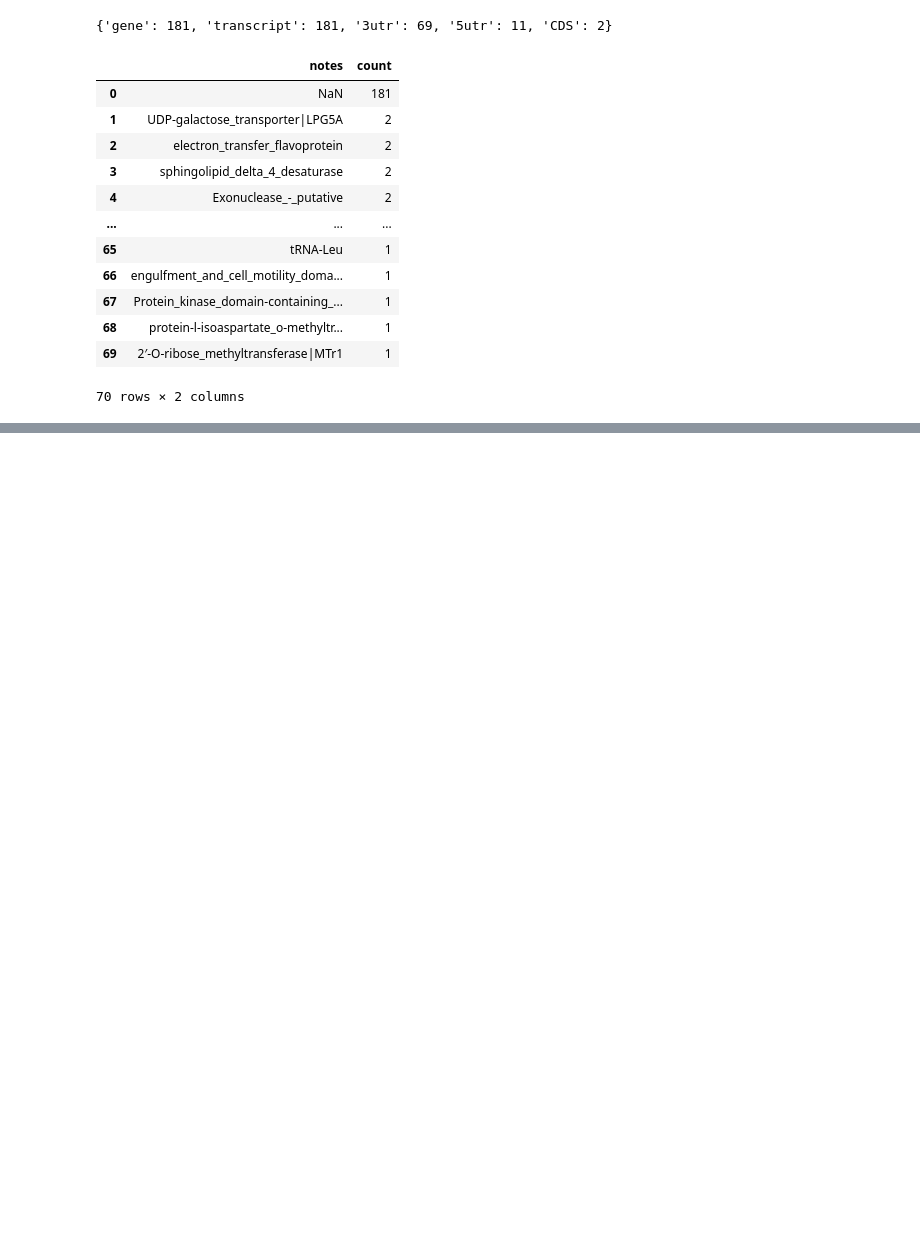
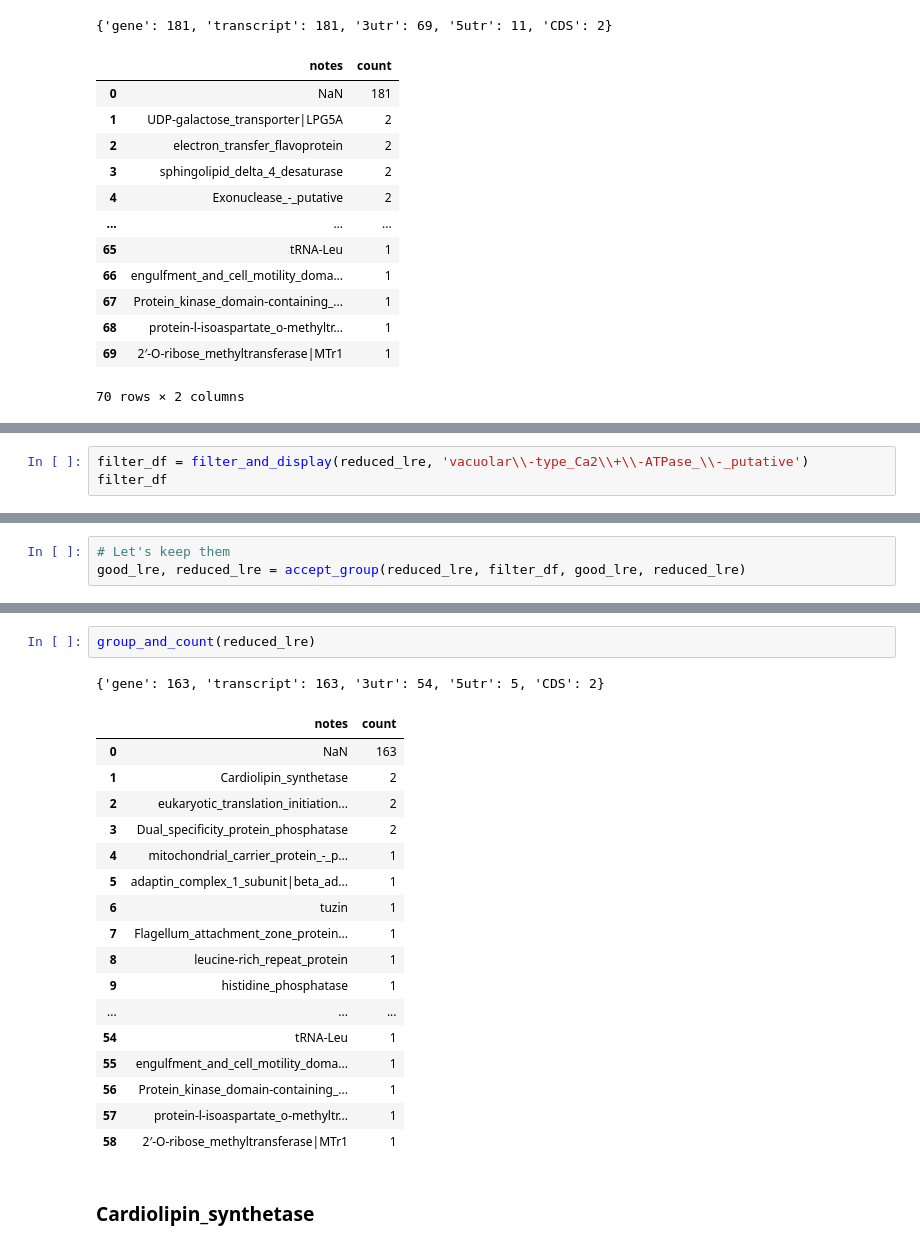
Before and after one commit to Viskuit/Test_BEDOPS, a Jupyter notebook: 25.Negative_analysis/1.3.leishmania_repeated_elements_filtering.ipynb, the cells around one changed output, grey strips where cells are left out. Drawn from its saved outputs; the diff is of its cells as text; blank space fills up the shorter version.

```diff
--- a/25.Negative_analysis/1.3.leishmania_repeated_elements_filtering.ipynb
+++ b/25.Negative_analysis/1.3.leishmania_repeated_elements_filtering.ipynb
@@ -1361,0 +1885,3 @@ group_and_count(reduced_lre)
+# %%
+filter_df = filter_and_display(reduced_lre, 'vacuolar\\-type_Ca2\\+\\-ATPase_\\-_putative')
+filter_df
@@ -1361,0 +1921,3 @@ group_and_count(reduced_lre)
+# %%
+# Let's keep them
+good_lre, reduced_lre = accept_group(reduced_lre, filter_df, good_lre, reduced_lre)
@@ -1361,0 +1937,23 @@ group_and_count(reduced_lre)
+# %%
+group_and_count(reduced_lre)
+# %% [output]
+{'gene': 163, 'transcript': 163, '3utr': 54, '5utr': 5, 'CDS': 2}
+|  | notes | count |
+| 0 | NaN | 163 |
+| 1 | Cardiolipin_synthetase | 2 |
+| 2 | eukaryotic_translation_initiation... | 2 |
+| 3 | Dual_specificity_protein_phosphatase | 2 |
+| 4 | mitochondrial_carrier_protein_-_p... | 1 |
+| 5 | adaptin_complex_1_subunit|beta_ad... | 1 |
+| 6 | tuzin | 1 |
+| 7 | Flagellum_attachment_zone_protein... | 1 |
+| 8 | leucine-rich_repeat_protein | 1 |
+| 9 | histidine_phosphatase | 1 |
+| ... | ... | ... |
+| 54 | tRNA-Leu | 1 |
+| 55 | engulfment_and_cell_motility_doma... | 1 |
+| 56 | Protein_kinase_domain-containing_... | 1 |
+| 57 | protein-l-isoaspartate_o-methyltr... | 1 |
+| 58 | 2′-O-ribose_methyltransferase|MTr1 | 1 |
+# %% [markdown]
+### Cardiolipin_synthetase
```
Also changed, not shown: parts of 67 cells of this notebook, 2 other files.
